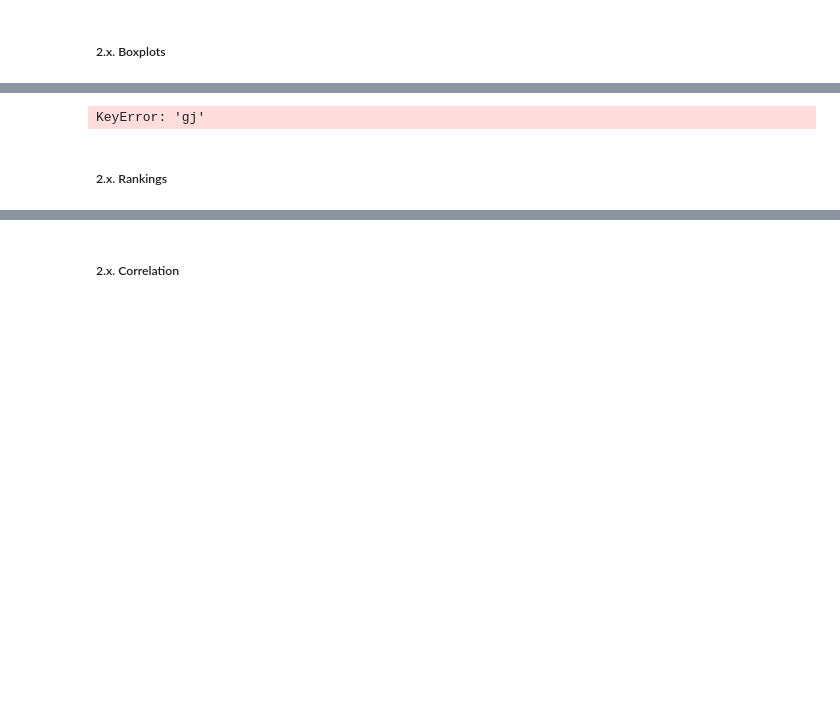
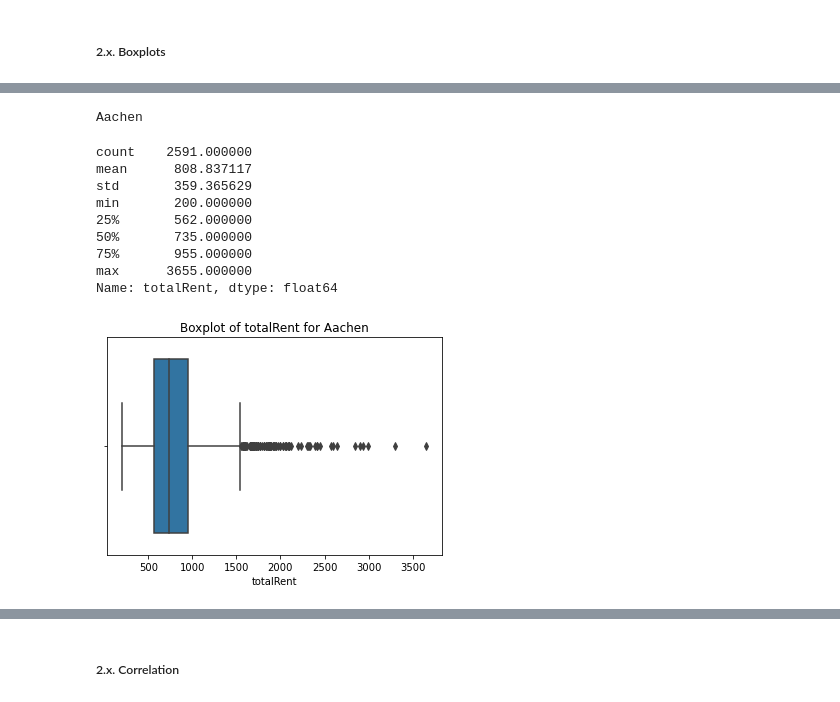
Before and after one commit to reemakk/group-3, a Jupyter notebook: Data_analysis.ipynb, the cells around one changed output, grey strips where cells are left out. Cells and saved outputs as stored; diff of their text form; code cells hidden in the pictures; blank space fills up the shorter version.

```diff
--- a/Data_analysis.ipynb
+++ b/Data_analysis.ipynb
@@ -92,7 +96,9 @@ def input_appartment_column_adjusted():
         return ax
 
     else:
-        print("Oh no! Looks like there was a Problem. Please try again and make sure you wirte the column name correct and you use a column from the appartments_only_adjusteddata Dataset.")
+        ax="totalRent"
+        print("Oh no! Looks like there was a Problem. totalRent has been selected as a standard value. Please try again! Make sure you wirte the column name correct and you use a column from the appartments_only_adjusteddata Dataset.")
+        return ax
 # %%
 #This function will ask for a column name. If the column name does not exists in the correspondend Dataset then there will be an error message.
 def input_population_column_adjusted():
@@ -230,9 +356,23 @@ Uni4U_Data
 # %%
 #Here you can get a Boxplot for the wanted city and the wanted column:
-searched_city=appartments_only_adjusteddata[appartments_only_adjusteddata["regio2"]== input("Please type in the city name.")]
-sns.boxplot(x=searched_city[input("Please type in the column name.")])
-plt.savefig("Pictures/boxplot.jpg")
+input_city=input_city_adjusted()
+input_column=input_appartment_column_adjusted()
+
+searched_city=appartments_only_adjusteddata[appartments_only_adjusteddata["regio2"]== input_city]
+sns.boxplot(x=searched_city[input_column])
+plt.title("Boxplot of " +input_column+" for "+input_city)
+plt.savefig("Pictures/boxplot_"+input_city+"_"+input_column+ ".jpg")
+print(input_city)
+searched_city[input_column].describe()
 # %% [output]
-KeyError: 'gj'
+Aachen
+count    2591.000000
+mean      808.837117
+std       359.365629
+min       200.000000
+25%       562.000000
+50%       735.000000
+75%       955.000000
+max      3655.000000
+Name: totalRent, dtype: float64
+[figure, added]
-# %% [markdown]
-##### 2.x. Rankings
```
Also changed, not shown: parts of 20 cells of this notebook, 5 other files.
